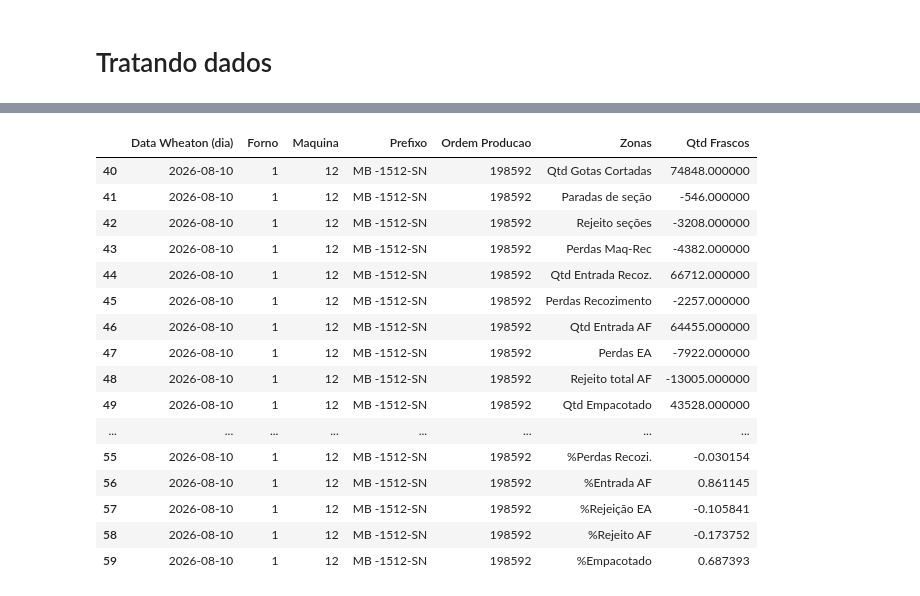
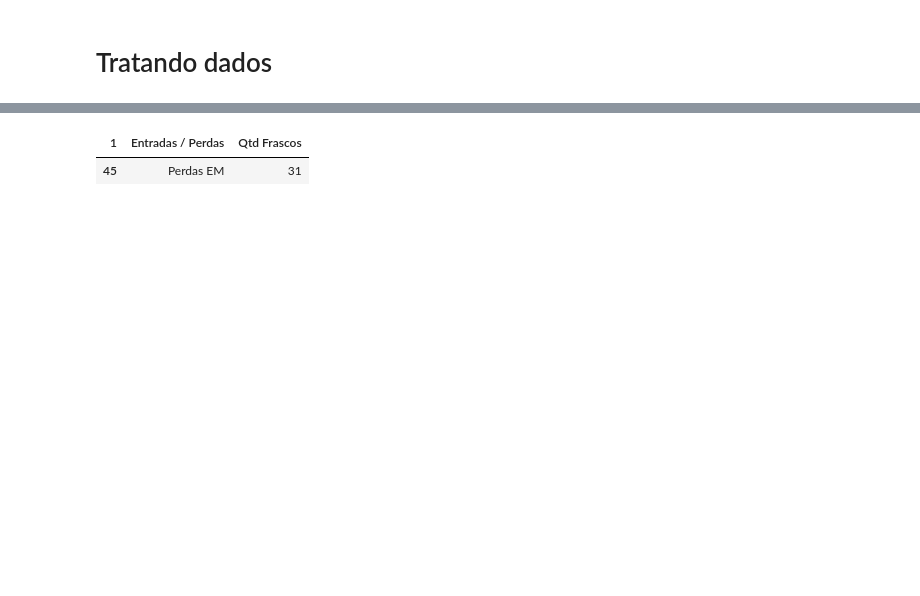
Before and after one commit to lucasz-g/aut-producao-wheaton, a Jupyter notebook: analytics/notebooks/005_entry_zones.ipynb, the cells around one changed output, grey strips where cells are left out. Drawn from its saved outputs; the diff is of its cells as text; code cells hidden in the pictures; blank space fills up the shorter version.

Commit message:
Atualiza análises de defeitos e zonas de entrada

```diff
--- a/analytics/notebooks/005_entry_zones.ipynb
+++ b/analytics/notebooks/005_entry_zones.ipynb
@@ -24,7 +57,7 @@ from plotly.subplots import make_subplots
 # %% [markdown]
 # Importando dados
 # %%
-df = pd.read_excel('../data/raw/Zonas e Perdas (sensor).xlsx')
+df = pd.read_excel('../data/raw/Zonas e Perdas (sensor) acumulado dia.xlsx')
 df_desemp_emp_diario = pd.read_excel('../data/processed/desempenho_empacotamento_diario.xlsx')
 # %% [markdown]
 # Visualizando dados
@@ -67,4 +121,0 @@ memory usage: 35.3 KB
-# %%
-# renomeando variaveis ja conhecidas com nome Unnamed
-df = df.rename(columns={'Unnamed: 5': 'Zonas', 'Unnamed: 6': 'Qtd Frascos'})
-df.columns
@@ -75,3 +121,0 @@ Index(['Data Wheaton (dia)', 'Forno', 'Maquina', 'Prefixo', 'Ordem Producao',
-# %%
-'''# filtrando df para ter apenas linhas cuja Zona e um percentual
-df = df[df['Zonas'].str.contains('%')]'''
@@ -153,0 +122,7 @@ display(df)
+# %%
+# verificando valores unicos de Entradas / Perdas
+display(df['Entradas / Perdas'].value_counts())
+
+# filtrando apenas Entradas / Perdas em quantidade (descartando as percentuais)
+df = df[~df['Entradas / Perdas'].str.startswith('%', na=False)].copy()
+display(df['Entradas / Perdas'].value_counts())
@@ -158,9 +402,59 @@ display(df)
 # %%
-# um display do df filtrado para cada OP, na ordem em que aparecem na base
-for op in df['Ordem Producao'].unique():
-    df_op = df[df['Ordem Producao'] == op]
+'''# um display do df_perdas_tratadas filtrado para cada OP, na ordem em que aparecem na base
+for op in df_perdas_tratadas['Ordem Producao'].unique():
+    df_op = df_perdas_tratadas[df_perdas_tratadas['Ordem Producao'] == op]
 
     display(Markdown(f'### OP {op}'))
     display(df_op)
+    print()'''
+
+# Valores de "Entradas / Perdas" que podem possuir Qtd Frascos positiva
+entradas_perdas_ignoradas = [
+    "%Gotas cortadas",
+    "%Entrada Recozi.",
+    "%Entrada AF",
+    "%Empacotado",
+    "Qtd Gotas Cortadas",
+    "Qtd Entrada Recoz.",
+    "Qtd Entrada AF",
+    "Qtd Empacotado"
+]
+
+# Garantindo que Qtd Frascos seja numérico
+df_perdas_tratadas["Qtd Frascos"] = pd.to_numeric(
+    df_perdas_tratadas["Qtd Frascos"],
+    errors="coerce"
+)
+
+# Um display do df_perdas_tratadas filtrado para cada OP, na ordem em que aparecem na base
+for op in df_perdas_tratadas["Ordem Producao"].unique():
+
+    df_op = df_perdas_tratadas[df_perdas_tratadas["Ordem Producao"] == op]
+
+    display(Markdown(f"### OP {op}"))
+    display(df_op)
+
+    # Verificando Entradas / Perdas que deveriam ser negativas,
+    # mas possuem Qtd Frascos positiva
+    inconsistencias = df_op[
+        (~df_op["Entradas / Perdas"].isin(entradas_perdas_ignoradas))
+        &
+        (df_op["Qtd Frascos"] > 0)
+    ]
+
+    if not inconsistencias.empty:
+
+        display(
+            Markdown(
+                "#### ⚠️ Perdas com Qtd Frascos positiva"
+            )
+        )
+
+        display(
+            inconsistencias[
+                ["Entradas / Perdas", "Qtd Frascos"]
+            ]
+        )
+
     print()
 # %% [output]
@@ -204,17 +490,2 @@ for op in df['Ordem Producao'].unique():
-|  | Data Wheaton (dia) | Forno | Maquina | Prefixo | Ordem Producao | Zonas | Qtd Frascos |
-| 40 | 2026-08-10 | 1 | 12 | MB -1512-SN | 198592 | Qtd Gotas Cortadas | 74848.000000 |
-| 41 | 2026-08-10 | 1 | 12 | MB -1512-SN | 198592 | Paradas de seção | -546.000000 |
-| 42 | 2026-08-10 | 1 | 12 | MB -1512-SN | 198592 | Rejeito seções | -3208.000000 |
-| 43 | 2026-08-10 | 1 | 12 | MB -1512-SN | 198592 | Perdas Maq-Rec | -4382.000000 |
-| 44 | 2026-08-10 | 1 | 12 | MB -1512-SN | 198592 | Qtd Entrada Recoz. | 66712.000000 |
-| 45 | 2026-08-10 | 1 | 12 | MB -1512-SN | 198592 | Perdas Recozimento | -2257.000000 |
-| 46 | 2026-08-10 | 1 | 12 | MB -1512-SN | 198592 | Qtd Entrada AF | 64455.000000 |
-| 47 | 2026-08-10 | 1 | 12 | MB -1512-SN | 198592 | Perdas EA | -7922.000000 |
-| 48 | 2026-08-10 | 1 | 12 | MB -1512-SN | 198592 | Rejeito total AF | -13005.000000 |
-| 49 | 2026-08-10 | 1 | 12 | MB -1512-SN | 198592 | Qtd Empacotado | 43528.000000 |
-| ... | ... | ... | ... | ... | ... | ... | ... |
-| 55 | 2026-08-10 | 1 | 12 | MB -1512-SN | 198592 | %Perdas Recozi. | -0.030154 |
-| 56 | 2026-08-10 | 1 | 12 | MB -1512-SN | 198592 | %Entrada AF | 0.861145 |
-| 57 | 2026-08-10 | 1 | 12 | MB -1512-SN | 198592 | %Rejeição EA | -0.105841 |
-| 58 | 2026-08-10 | 1 | 12 | MB -1512-SN | 198592 | %Rejeito AF | -0.173752 |
-| 59 | 2026-08-10 | 1 | 12 | MB -1512-SN | 198592 | %Empacotado | 0.687393 |
+| 1 | Entradas / Perdas | Qtd Frascos |
+| 45 | Perdas EM | 31 |
```
Also changed, not shown: parts of 37 cells of this notebook, 3 other files.
